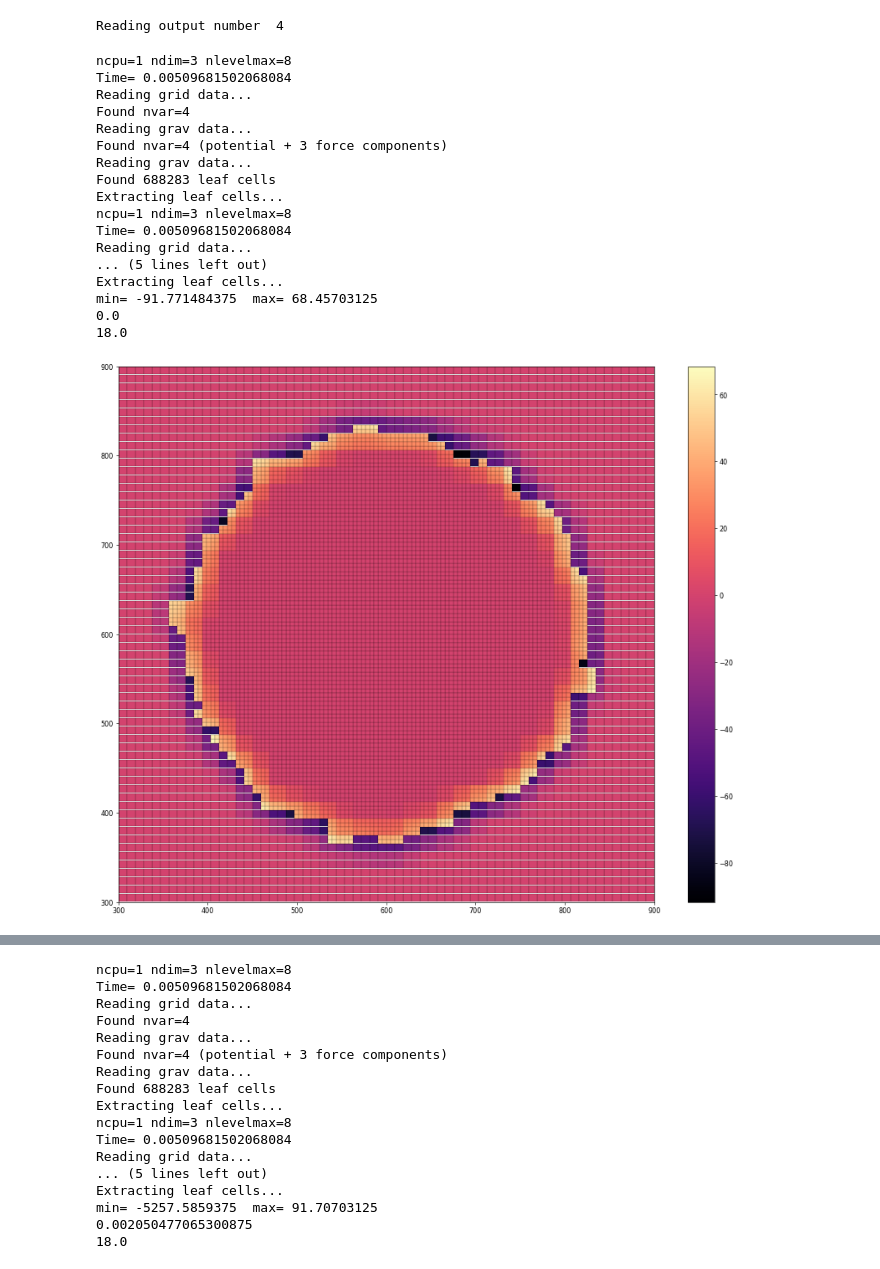
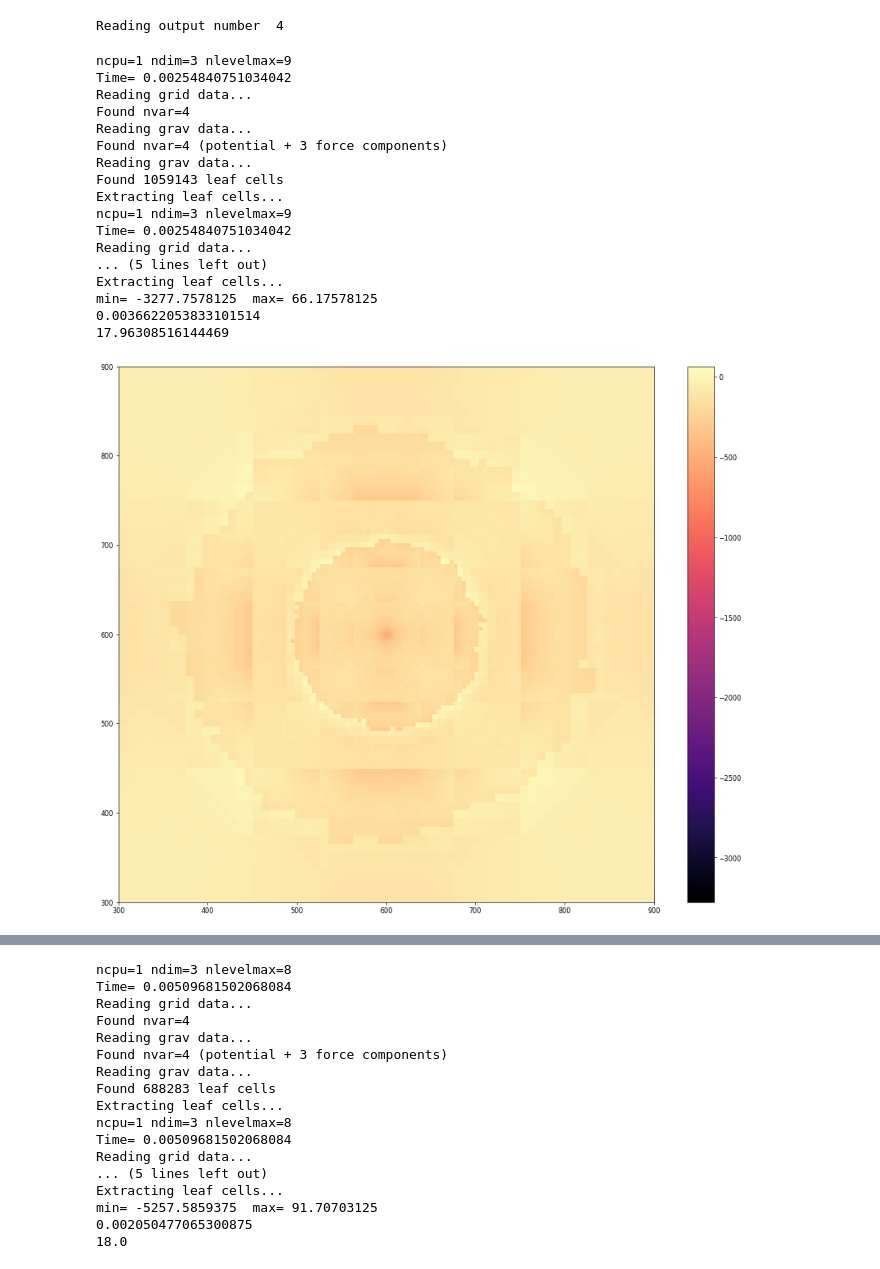
Before and after one commit to Byeol-Haneul/Ramses-FMM, a Jupyter notebook: analyze/amr.ipynb, the cells around one changed output, grey strips where cells are left out. Cells and saved outputs as stored; diff of their text form; code cells hidden in the pictures.

```diff
--- a/analyze/amr.ipynb
+++ b/analyze/amr.ipynb
@@ -79,23 +81,22 @@ Reading output number  4
-# %%
-c = compare(2, 3, 600, True)
-plt.savefig("./fig/M2P_nearfield.png")
-#mk_image // project
-# %% [output]
-ncpu=1 ndim=3 nlevelmax=8
-Time= 0.00509681502068084
-Reading grid data...
-Found nvar=4
-Reading grav data...
-Found nvar=4 (potential + 3 force components)
-Reading grav data...
-Found 688283 leaf cells
-Extracting leaf cells...
-ncpu=1 ndim=3 nlevelmax=8
-Time= 0.00509681502068084
-Reading grid data...
-... (5 lines left out)
-Extracting leaf cells...
-min= -91.771484375  max= 68.45703125
-0.0
-18.0
-[figure, removed]
+# %%
+c = compare(24, 23, 600, False)
+#mk_image // project
+# %% [output]
+ncpu=1 ndim=3 nlevelmax=9
+Time= 0.00254840751034042
+Reading grid data...
+Found nvar=4
+Reading grav data...
+Found nvar=4 (potential + 3 force components)
+Reading grav data...
+Found 1059143 leaf cells
+Extracting leaf cells...
+ncpu=1 ndim=3 nlevelmax=9
+Time= 0.00254840751034042
+Reading grid data...
+... (5 lines left out)
+Extracting leaf cells...
+min= -3277.7578125  max= 66.17578125
+0.0036622053833101514
+17.96308516144469
+[figure, added]
```
Also changed, not shown: parts of 4 cells of this notebook, 2 other files.
